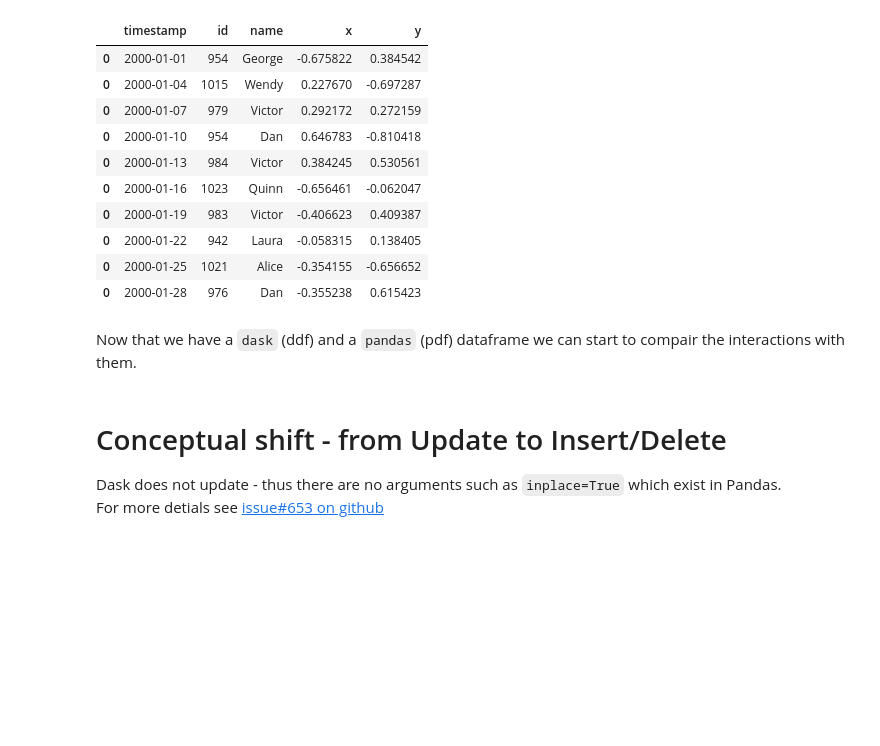
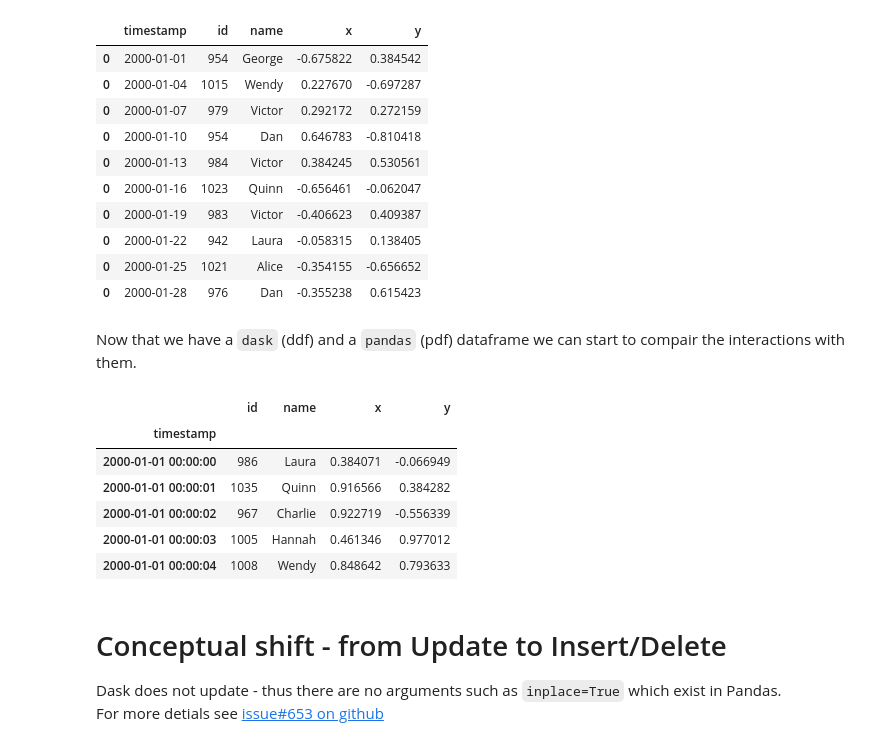
Before and after one commit to sephib/dask_pyconil2019, a Jupyter notebook: dask_for_pandas-in_ETL.ipynb, the cells around one changed output. Saved outputs shown, nothing was run; the diff lists cells and outputs as text; code cells hidden in the pictures; blank space fills up the shorter version.

```diff
--- a/dask_for_pandas-in_ETL.ipynb
+++ b/dask_for_pandas-in_ETL.ipynb
@@ -166,6 +166,16 @@ ddf2.loc[0].compute()
 | 0 | 2000-01-28 | 976 | Dan | -0.355238 | 0.615423 |
 # %% [markdown]
 Now that we have a `dask` (ddf) and a `pandas` (pdf) dataframe we can start to compair the interactions with them.
+# %%
+ddf.head()
+# %% [output]
+|  | id | name | x | y |
+| timestamp |  |  |  |  |
+| 2000-01-01 00:00:00 | 986 | Laura | 0.384071 | -0.066949 |
+| 2000-01-01 00:00:01 | 1035 | Quinn | 0.916566 | 0.384282 |
+| 2000-01-01 00:00:02 | 967 | Charlie | 0.922719 | -0.556339 |
+| 2000-01-01 00:00:03 | 1005 | Hannah | 0.461346 | 0.977012 |
+| 2000-01-01 00:00:04 | 1008 | Wendy | 0.848642 | 0.793633 |
 # %% [markdown]
 # Conceptual shift - from Update to Insert/Delete
 Dask does not update - thus there are no arguments such as `inplace=True` which exist in Pandas.
```
Also changed, not shown: parts of 6 cells of this notebook.
